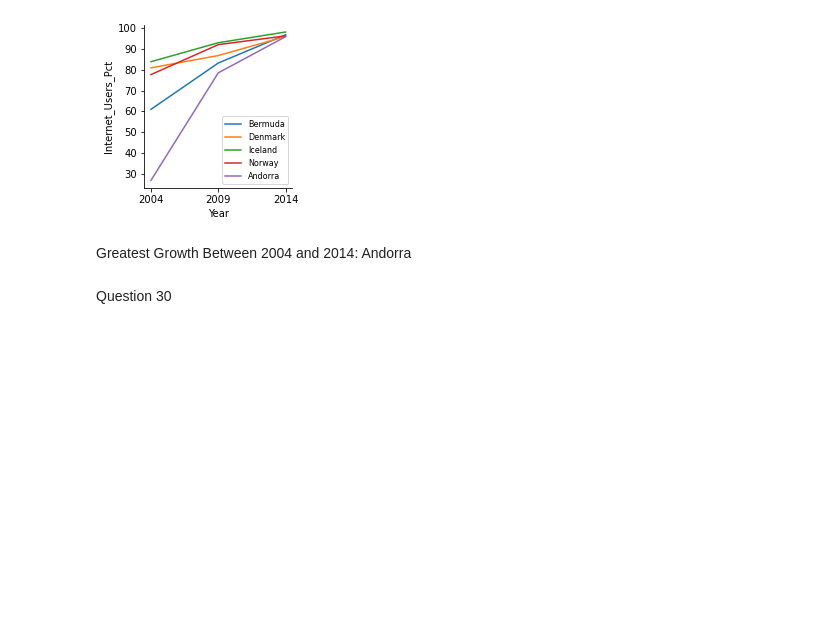
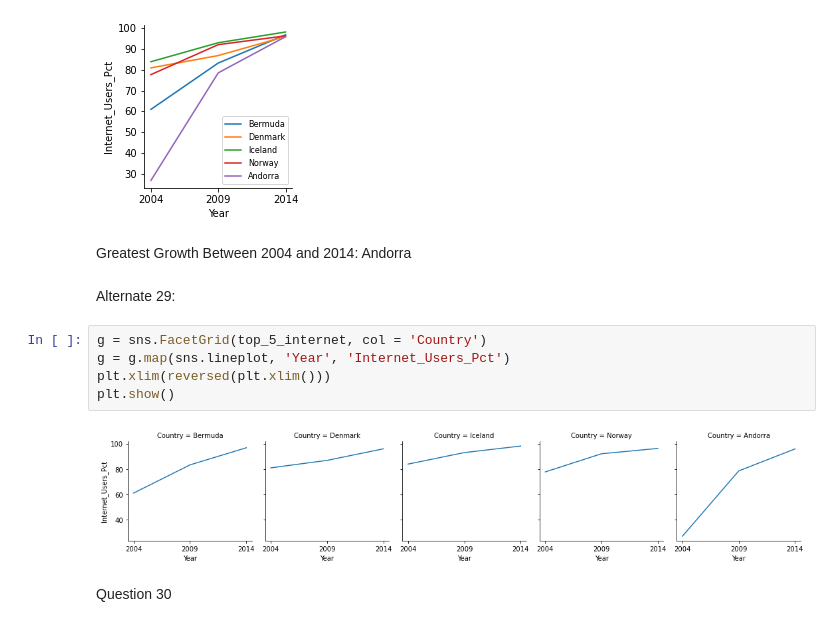
Before and after one commit to kmgarrett1/gdp-and-internet-usage, a Jupyter notebook: notebooks/GDP_Internet_Usage.ipynb, the cells around one changed output. Cells and saved outputs as stored; diff of their text form; blank space fills up the shorter version.

```diff
--- a/notebooks/GDP_Internet_Usage.ipynb
+++ b/notebooks/GDP_Internet_Usage.ipynb
@@ -415,6 +415,15 @@ plt.show()
 [figure]
 # %% [markdown]
 Greatest Growth Between 2004 and 2014: Andorra
+# %% [markdown]
+Alternate 29:
+# %%
+g = sns.FacetGrid(top_5_internet, col = 'Country')
+g = g.map(sns.lineplot, 'Year', 'Internet_Users_Pct')
+plt.xlim(reversed(plt.xlim()))
+plt.show()
+# %% [output]
+[figure, added]
 # %% [markdown]
 Question 30
 # %%
```
Also changed, not shown: parts of 2 cells of this notebook.
